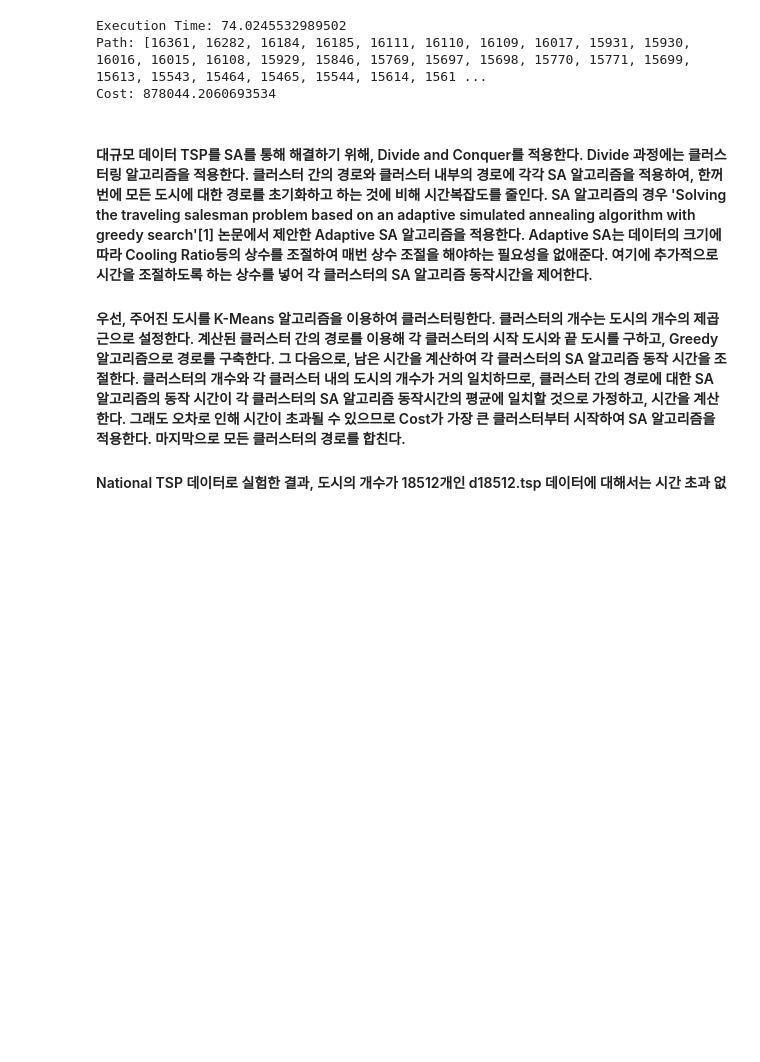
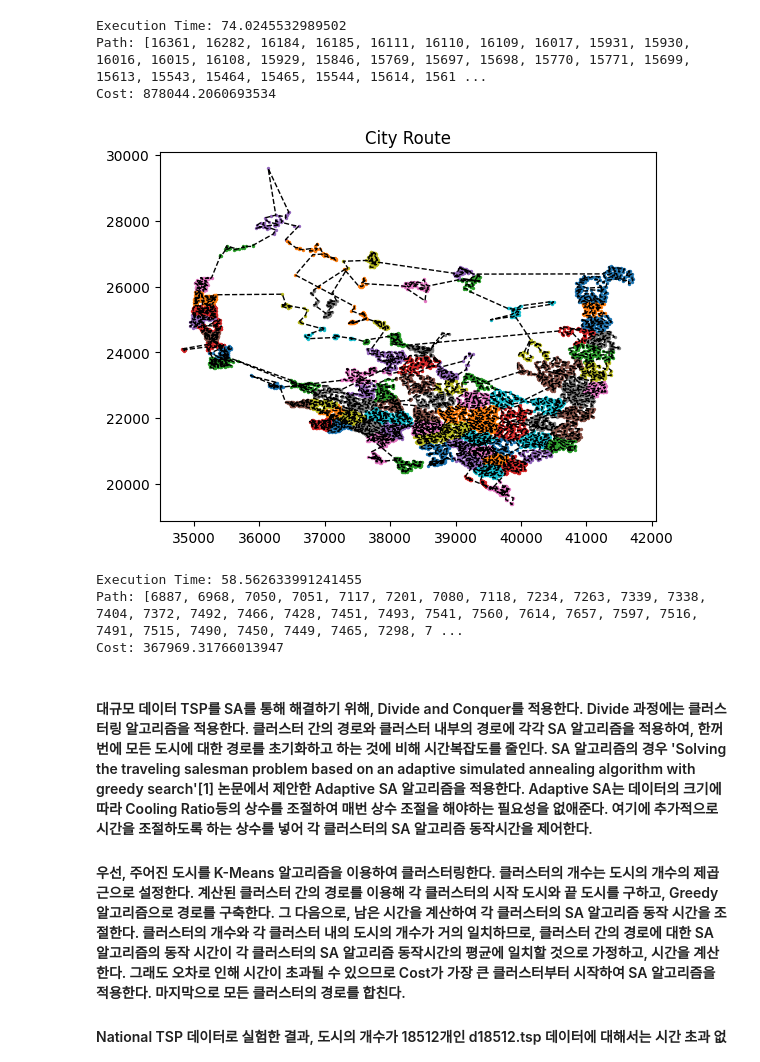
Before and after one commit to robinjoo1015/artificial-intelligence-2022-2, a Jupyter notebook: MIDTERM/SA_Large_20184757_주영석.ipynb, the cells around one changed output. Cells and saved outputs as stored; diff of their text form; code cells hidden in the pictures; blank space fills up the shorter version.

```diff
--- a/MIDTERM/SA_Large_20184757_주영석.ipynb
+++ b/MIDTERM/SA_Large_20184757_주영석.ipynb
@@ -443,3 +445,20 @@ Cost: 878044.2060693534
+# %%
+try:
+    coord_list = fileloader()
+except Exception as e:
+    print('예외 발생', e)
+    sys.exit()
+
+start_time = time.time()
+best_path, best_cost = sa_large(coord_list)
+print('Execution Time: ' + str(time.time() - start_time))
+print('Path: ' + str(best_path.tolist()))
+print('Cost: ' + str(best_cost))
+# %% [output]
+[figure, added]
+Execution Time: 58.562633991241455
+Path: [6887, 6968, 7050, 7051, 7117, 7201, 7080, 7118, 7234, 7263, 7339, 7338, 7404, 7372, 7492, 7466, 7428, 7451, 7493, 7541, 7560, 7614, 7657, 7597, 7516, 7491, 7515, 7490, 7450, 7449, 7465, 7298, 7 ...
+Cost: 367969.31766013947
 # %% [markdown]
 #### 대규모 데이터 TSP를 SA를 통해 해결하기 위해, Divide and Conquer를 적용한다. Divide 과정에는 클러스터링 알고리즘을 적용한다. 클러스터 간의 경로와 클러스터 내부의 경로에 각각 SA 알고리즘을 적용하여, 한꺼번에 모든 도시에 대한 경로를 초기화하고 하는 것에 비해 시간복잡도를 줄인다. SA 알고리즘의 경우 'Solving the traveling salesman problem based on an adaptive simulated annealing algorithm with greedy search'[1] 논문에서 제안한 Adaptive SA 알고리즘을 적용한다. Adaptive SA는 데이터의 크기에 따라 Cooling Ratio등의 상수를 조절하여 매번 상수 조절을 해야하는 필요성을 없애준다. 여기에 추가적으로 시간을 조절하도록 하는 상수를 넣어 각 클러스터의 SA 알고리즘 동작시간을 제어한다.
 
```
Also changed, not shown: parts of 2 cells of this notebook, 2 other files.
